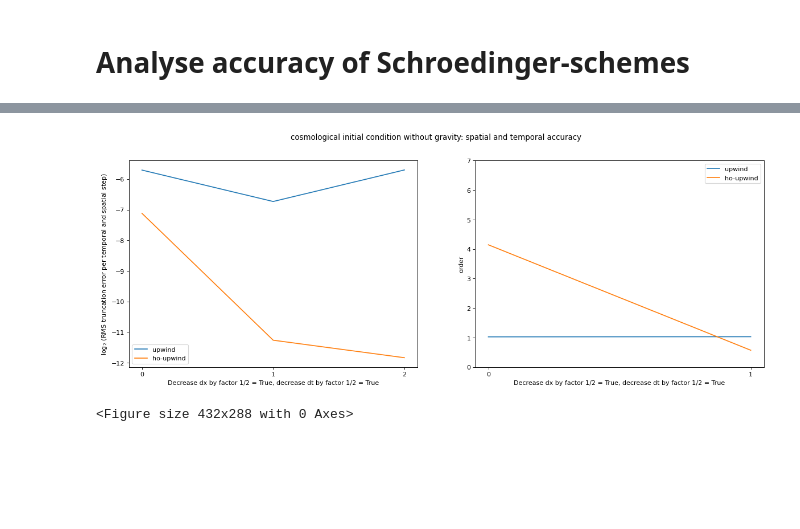
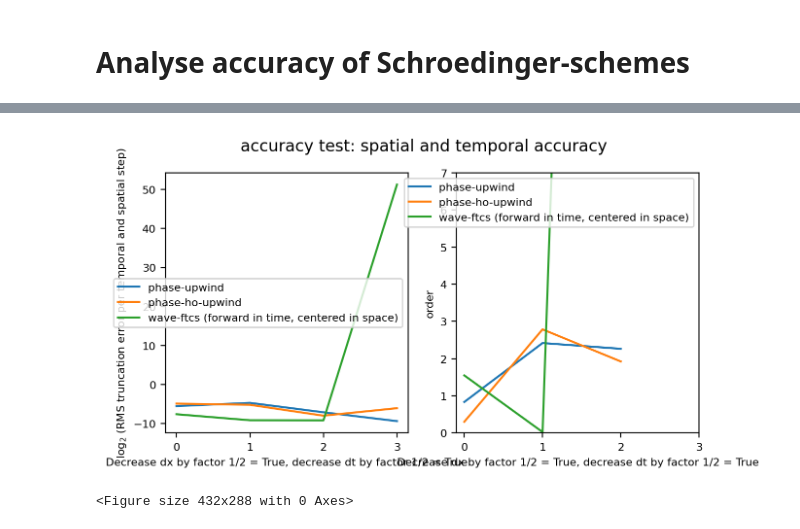
Before and after one commit to KunkelAlexander/fdm-hybrid-scheme, a Jupyter notebook: accuracy_analysis.ipynb, the cells around one changed output, grey strips where cells are left out. Saved outputs shown, nothing was run; the diff lists cells and outputs as text; code cells hidden in the pictures; blank space fills up the shorter version.

```diff
--- a/accuracy_analysis.ipynb
+++ b/accuracy_analysis.ipynb
@@ -44,4 +2,0 @@ def cosmoAccuracyTest2D(xx, yy, dx, t):
-# %%
-c["dimension"] = 2
-solver = phase_schemes.HOUpwindScheme(c, cosmoAccuracyTest2D)
-solver.dimension
@@ -54,9 +2,0 @@ solver.ghostBoundarySize
-# %%
-c = baseConfig()
-c["resolution"] = 64
-c["dimension"] = 2
-c["xlim"] = [0, 1]
-c["domainSize"] = 1
-solver = phase_schemes.HOUpwindScheme(c, cosmoAccuracyTest2D)
-
-animation.createAnimation(solver, "ho upwind", c, cosmoAccuracyTest2D, "houpwind_accuracy")
@@ -67,46 +14,35 @@ Create animation with configuration:  {'dimension': 2, 'resolution': 64, 'domain
 # %%
-N = 3
-dimensions = [2]
-tests_1d  = [cosmoAccuracyTest1D]
-test_names_1d = ["cosmological initial condition without gravity"]
-tests_2d  = [cosmoAccuracyTest2D]
-test_names_2d = ["cosmological initial condition without gravity"]
-tests_3d  = [tests.cosmological3D]
-test_names_3d = ["cosmological initial condition without gravity"]
+N = 2
+dimensions = [1]
+test_names_1d  = ['accuracy test']
+test_names_2d  = ['accuracy test 2d']
+test_names_3d  = ['perturbation wave 3D']
 
-scheme_list = [phase_schemes.UpwindScheme, phase_schemes.HOUpwindScheme]#, schemes.CNScheme, schemes.MixedScheme, schemes.CDPhaseScheme]
-scheme_names  = ["upwind", "ho-upwind"]#, "cranck-nicolson", "mixed", "cd-phase"]
+schemes_for_accuracy_test = ["phase-upwind", "phase-ho-upwind", "wave-ftcs (forward in time, centered in space)"]
 mode_list = ["stencilOrder"]
 mode_names = ["spatial and temporal accuracy"]
 
 for dimension in dimensions:
-    display(Markdown('#' + str(dimension) + "D plots"))
-
-    def testConfig():
-        c = baseConfig()
-        c["dimension"] = dimension
-        return c
+    display(Markdown('# ' + str(dimension) + "D plots"))
 
     if dimension == 1:
         test_names = test_names_1d
-        test_list      = tests_1d
     elif dimension == 2:
         test_names = test_names_2d
-        test_list      = tests_2d
     elif dimension == 3:
         test_names = test_names_3d
-        test_list      = tests_3d
 
-    for test_name, test in zip(test_names, test_list):
-        display(Markdown('##' + "Test: " + test_name))
+    for test_name in test_names:
+        test, testConfig, potential = test_list[test_name]
+
+
 
         for mode_name, mode in zip(mode_names, mode_list):
 
-            display(Markdown('##' + "Test: " + test_name))
-            display(Markdown('###'  + "Mode: " + mode_name))
+            display(Markdown('##' + " Test: " + test_name))
+            display(Markdown('###'  + " Mode: " + mode_name))
 
-            truncations_errors = []
-            labels = []
+            truncations_errors = {}
 
 
             halfDT = False
@@ -121,8 +57,13 @@ for dimension in dimensions:
                 halfDT = True
 
 
-            for scheme_name, scheme in zip(scheme_names, scheme_list):
-                c = testConfig()
+            for scheme_name in schemes_for_accuracy_test:
+                scheme, schemeConfig = scheme_list[scheme_name]
+
+                c = getBaseConfig()
+                testConfig(c)
+                schemeConfig(c)
+
                 p = analysis.analyseError(
                     scheme,
                     c,
@@ -131,21 +72,22 @@ for dimension in dimensions:
                     N=N,
                     halfDT=halfDT,
                     halfDX=halfDX,
-                    NT=10,
-                    debug=False,
+                    debug=True,
                     chopBoundary=False,
-                    waveScheme=wave_schemes.SpectralScheme
+                    waveScheme=None#wave_schemes.SpectralScheme
                 )
 
-                truncations_errors.append(p)
-                labels.append(scheme_name)
+                truncations_errors[scheme_name] = p
 
-            fig, (ax1, ax2) = plt.subplots(1, 2, figsize=(18, 6), dpi = 80)
+            fig, (ax1, ax2) = plt.subplots(1, 2, figsize=(3.54 * 2, 3.54), dpi = 200)
             plt.suptitle(test_name + ": " + mode_name)
             xx = np.arange(N)
 
-            for i, p in enumerate(truncations_errors):
-                ax1.plot(xx, np.log(p)/np.log(2), label=labels[i])
+            for key, value in truncations_errors.items():
+                error = np.log(value)/np.log(2)
+                ax1.plot(xx, error, label=key)
+                order = np.roll(error, -1) - error
+                ax2.plot(xx[:-1], np.abs(order[:-1]), label=key)
             ax1.legend()
 
             ax1.set_xlabel(
@@ -156,7 +98,6 @@ for dimension in dimensions:
             ax1.set_xticks(np.arange(N))
             ax1.set_xticklabels(np.arange(N))
 
-            xx = np.arange(N - 1)
 
             ax2.set_xlabel(
                 f"Decrease dx by factor 1/2 = {halfDX}, decrease dt by factor 1/2 = {halfDT}"
@@ -168,15 +109,12 @@ for dimension in dimensions:
             ax2.set_yticks(np.arange(8))
             ax2.set_yticklabels(np.arange(8))
             ax2.set_ylim(0, 7)
-
-            for i, p in enumerate(truncations_errors):
-                error = np.log(p)/np.log(2)
-                order = np.roll(error, -1) - error
-                ax2.plot(xx, np.abs(order[:-1]), label=labels[i])
             ax2.legend()
 
             filename = str(dimension) + "d_" + mode_name + "_" + test_name
-            plt.savefig("error_analysis/" + filename  + ".jpg")
+            filename = filename.replace(" ", "_")
             plt.show()
             plt.clf()
+
+            np.savez("data/" + filename  + ".npz", **truncations_errors)
 # %% [output]
@@ -186,2 +141,2 @@ Mode spatial and temporal accuracy
-[figure, old version]
+[figure, new version]
 <Figure size 432x288 with 0 Axes>
```
Also changed, not shown: parts of 10 cells of this notebook, 9 other files.
